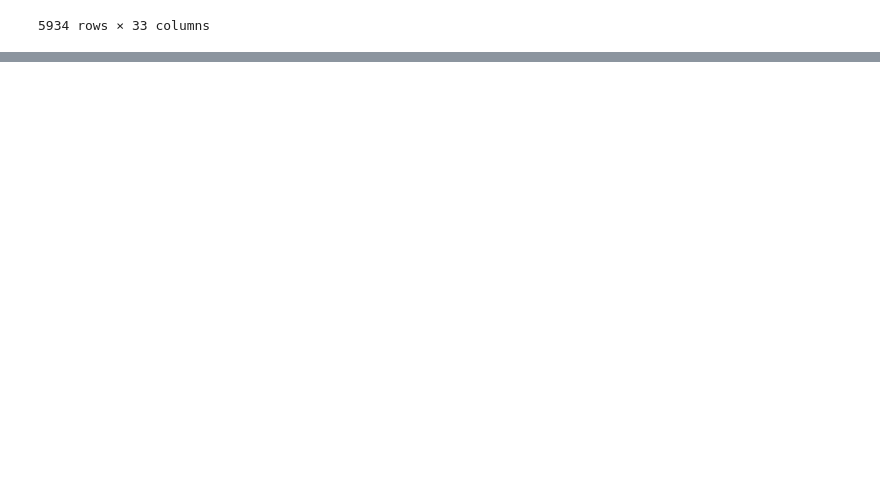
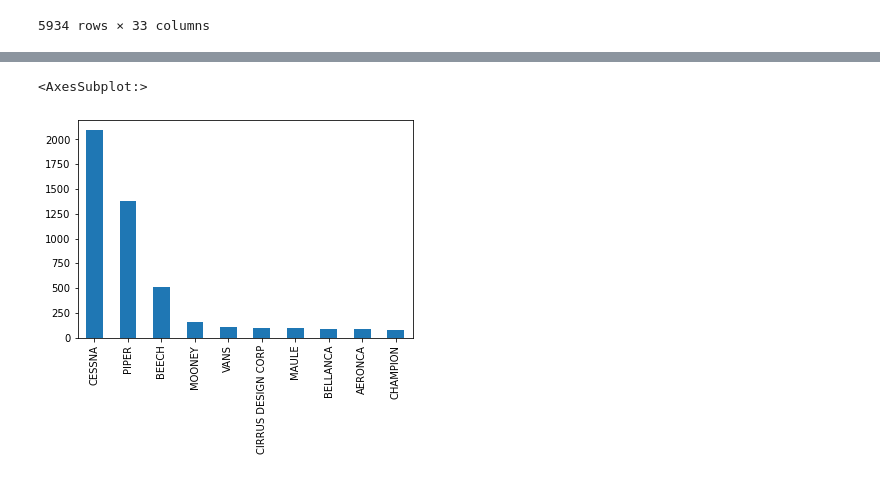
Before and after one commit to WSmolen/Aviation_Project, a Jupyter notebook: Aviation_project.ipynb, the cells around one changed output, grey strips where cells are left out. Saved outputs shown, nothing was run; the diff lists cells and outputs as text; code cells hidden in the pictures; blank space fills up the shorter version.

```diff
--- a/Aviation_project.ipynb
+++ b/Aviation_project.ipynb
@@ -342,0 +367,6 @@ commercial_data
+# %%
+# Top 10 makes with incidents for Private Data
+private_data['Make'].value_counts().head(10).plot(kind='bar')
+# %% [output]
+<AxesSubplot:>
+[figure, added]
```
Also changed, not shown: parts of 10 cells of this notebook.
